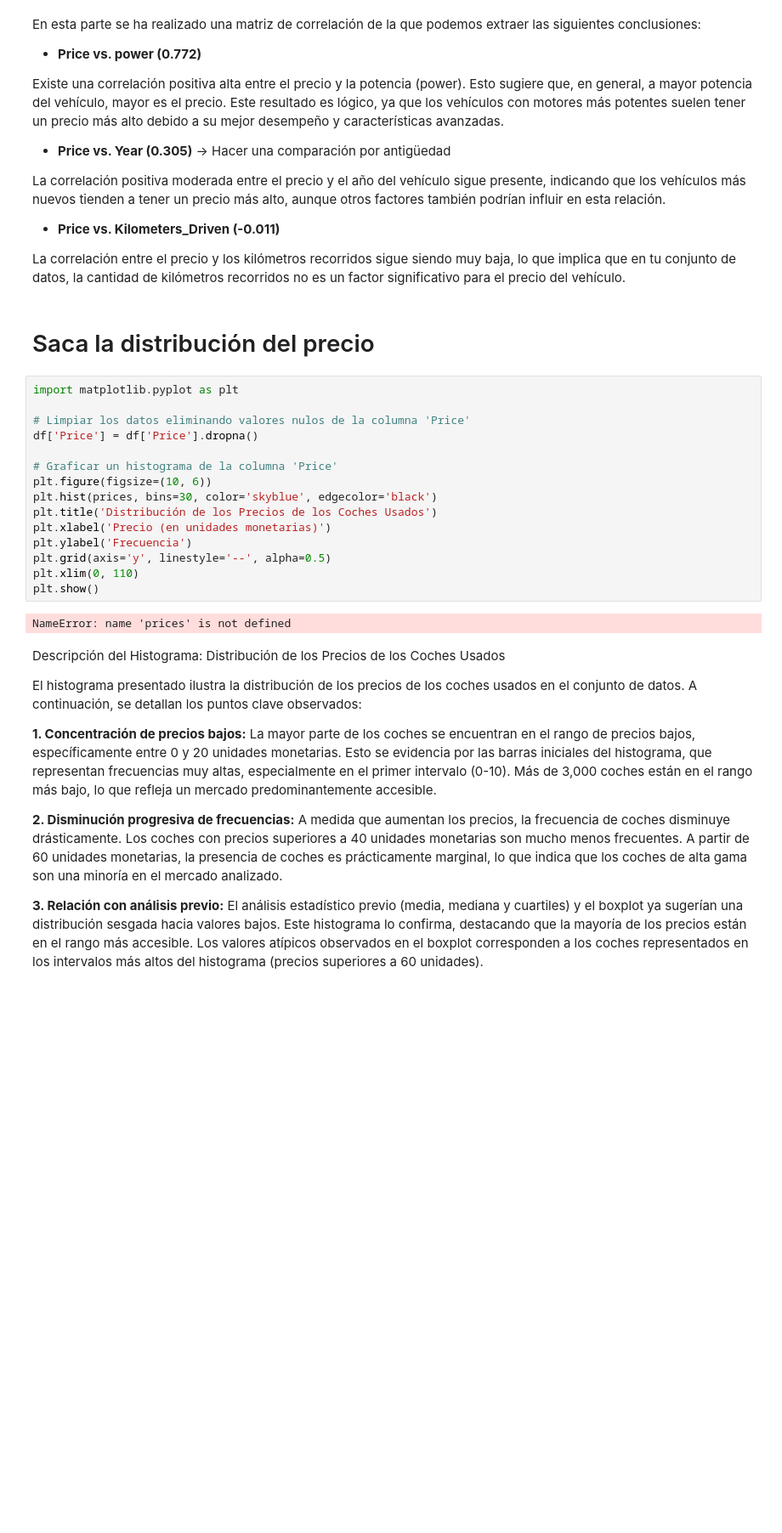
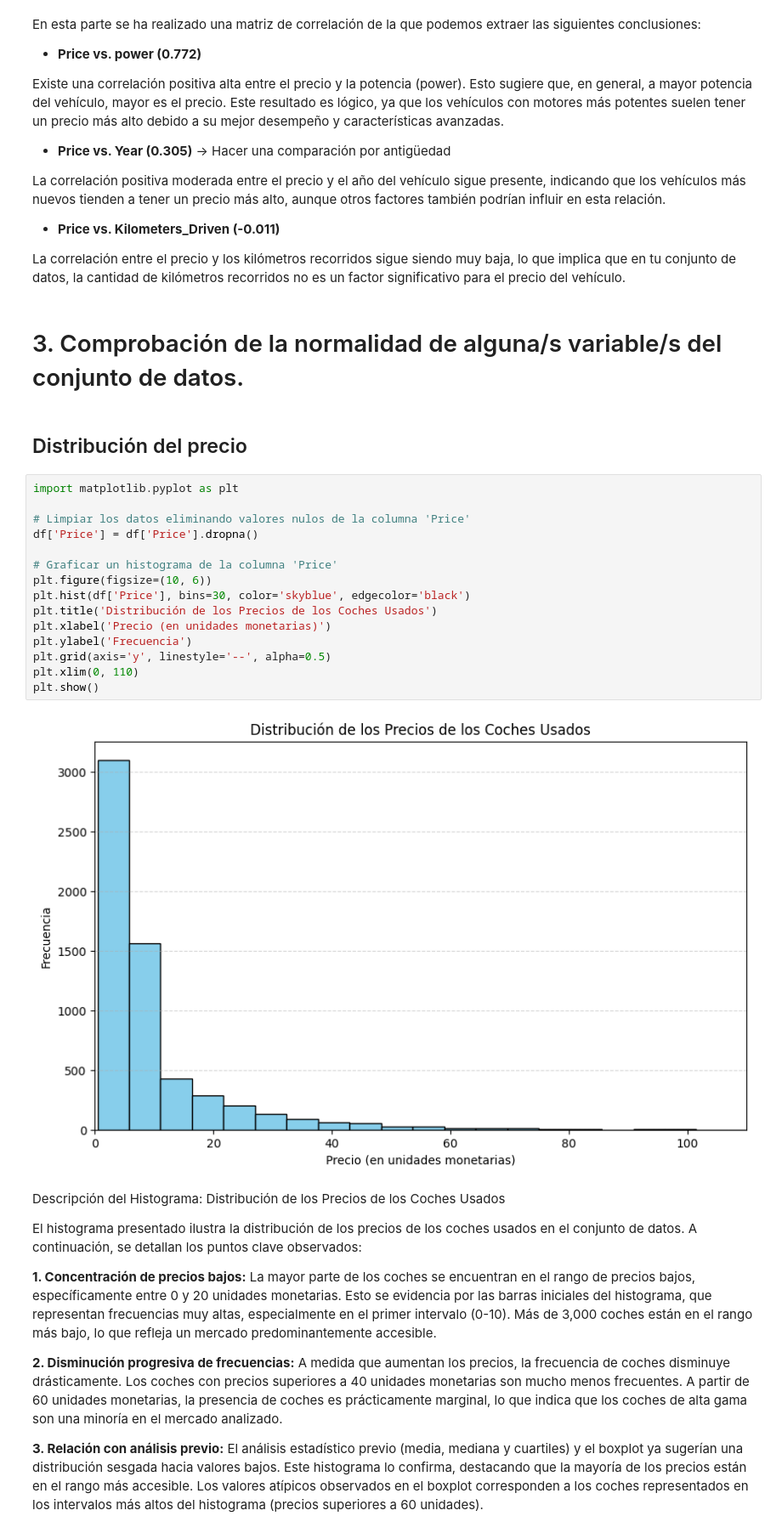
Before and after one commit to anpiboi/informe_coches_usados_india, a Jupyter notebook: informe_coches_indios.ipynb, the cells around one changed output. Shown at 85% size. Saved outputs shown, nothing was run; the diff lists cells and outputs as text; blank space fills up the shorter version.

```diff
--- a/informe_coches_indios.ipynb
+++ b/informe_coches_indios.ipynb
@@ -183,25 +182,27 @@ La correlación positiva moderada entre el precio y el año del vehículo sigue
 * **Price vs. Kilometers_Driven (-0.011)**
 
 La correlación entre el precio y los kilómetros recorridos sigue siendo muy baja, lo que implica que en tu conjunto de datos, la cantidad de kilómetros recorridos no es un factor significativo para el precio del vehículo.
+# %% [markdown]
+# 3. Comprobación de la normalidad de alguna/s variable/s del conjunto de datos.
 # %% [markdown]
-# Saca la distribución del precio
+## Distribución del precio
 # %%
 import matplotlib.pyplot as plt
 
 # Limpiar los datos eliminando valores nulos de la columna 'Price'
 df['Price'] = df['Price'].dropna()
 
 # Graficar un histograma de la columna 'Price'
 plt.figure(figsize=(10, 6))
-plt.hist(prices, bins=30, color='skyblue', edgecolor='black')
+plt.hist(df['Price'], bins=30, color='skyblue', edgecolor='black')
 plt.title('Distribución de los Precios de los Coches Usados')
 plt.xlabel('Precio (en unidades monetarias)')
 plt.ylabel('Frecuencia')
 plt.grid(axis='y', linestyle='--', alpha=0.5)
 plt.xlim(0, 110)
 plt.show()
 # %% [output]
-NameError: name 'prices' is not defined
+[figure, added]
 # %% [markdown]
 Descripción del Histograma: Distribución de los Precios de los Coches Usados
 
```
Also changed, not shown: parts of 20 cells of this notebook, 1 other file.
